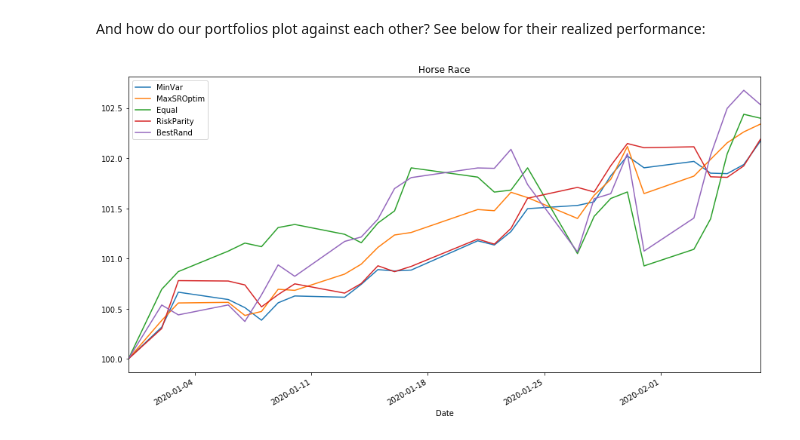
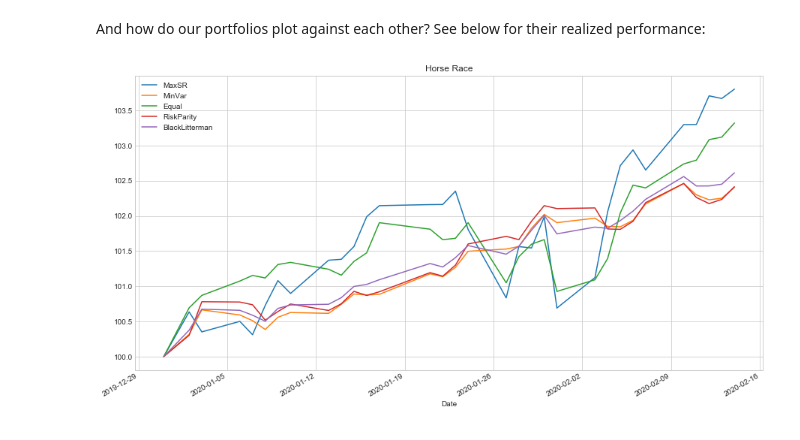
Before and after one commit to jan-felix/SLOG, a Jupyter notebook: SLOG2020_02_No1/SLOG2020_02_07.ipynb, the cells around one changed output. Saved outputs shown, nothing was run; the diff lists cells and outputs as text; code cells hidden in the pictures.

```diff
--- a/SLOG2020_02_No1/SLOG2020_02_07.ipynb
+++ b/SLOG2020_02_No1/SLOG2020_02_07.ipynb
@@ -544,0 +364,7 @@ futures_index.plot(figsize = (15,8),title="Current Markets");
+# %%
+def bl_neg_sr(weights):
+    """
+    Takes weights vector and Var-Covar Matrix to compute variance.
+    """
+    sr = (port_ret(weights,np.squeeze(BL_returns))/port_var(weights,var_covar))
+    return sr*-1
@@ -544,0 +454,17 @@ futures_index.plot(figsize = (15,8),title="Current Markets");
+# %%
+#Historical Data for current Black-Litterman Portfolio:
+std_dev_bl = port_var(BL_weights,var_covar)**0.5
+return_bl = port_ret(BL_weights,mean_returns)
+sharpe_bl = return_riskp/std_dev_riskp
+
+print("Risk-Parity Portfolio:")
+print("Annual Standard Deviation",round(std_dev_bl,2))
+print("Annual Return",round(return_bl,2))
+print("Sharpe-Ratio",round(sharpe_bl,2))
+
+y_pos = range(0,len(mean_returns))
+fig, axs = plt.subplots(1,sharex=True)
+fig.suptitle('Black-Litterman Portfolio')
+axs.bar(y_pos, BL_weights*100)
+axs.set(ylabel='% Weights')
+plt.xticks(y_pos, names);
@@ -544,0 +481,15 @@ futures_index.plot(figsize = (15,8),title="Current Markets");
+# %%
+port_data=np.mat(
+            [[max_sr_weights, std_dev_max_sr, return_max_sr, sharpe_max_sr],
+             [min_var_weights, std_dev_min_var, return_min_var, sharpe_min_var],
+             [equal_weighted, std_dev_equal, return_equal, sharpe_equal],
+             [riskp_weights, std_dev_riskp, return_riskp, sharpe_riskp],
+             [BL_weights, std_dev_bl, return_bl, sharpe_bl]
+            ])
+port_indexes=["MaxSR","MinVar","Equal","RiskParity","BlackLitterman"]
+port_df = pd.DataFrame(port_data,columns=["Weights","Port_Std","Port_Ret","Sharpe"],index=port_indexes)
+df2 = pd.DataFrame(port_df['Weights'].values.tolist(), columns=names,index=port_indexes)
+port_df = pd.merge(df2,port_df,left_index=True, right_index=True).drop("Weights",axis=1)
+del df2
+
+port_df
@@ -546,12 +571,13 @@ futures_index.plot(figsize = (15,8),title="Current Markets");
 And how do our portfolios plot against each other? See below for their realized performance:
 # %%
 horse_race_df = pd.DataFrame(columns = port_df.index.tolist())
+
 for method in port_df.index.tolist():
-    horse_race_df.loc[:][method] = (futures_index*new_port_df.loc[method][0:4]).sum(axis=1)
+    horse_race_df[method] = (futures_index*port_df.loc[method][0:4]).sum(axis=1) #
 
 horse_race_df.plot(figsize = (15,8),title="Horse Race");
 # %% [output]
-[figure, old version]
+[figure, new version]
 # %%
 horse_race_ports_df = port_df.copy(deep=True)
 horse_race_ports_df = horse_race_ports_df.drop("Port_Std",axis=1)
```
Also changed, not shown: parts of 88 cells of this notebook, 1 other file.
